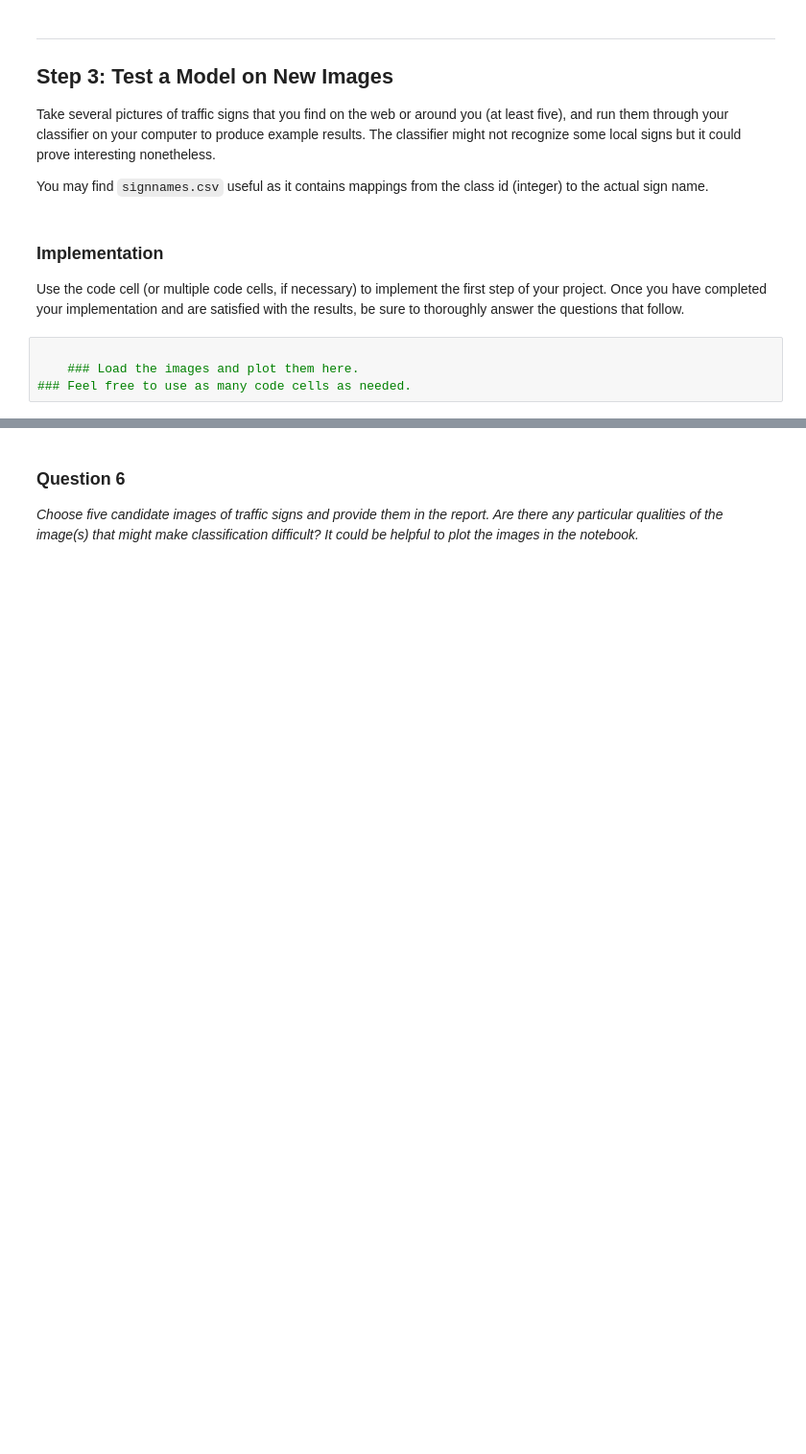
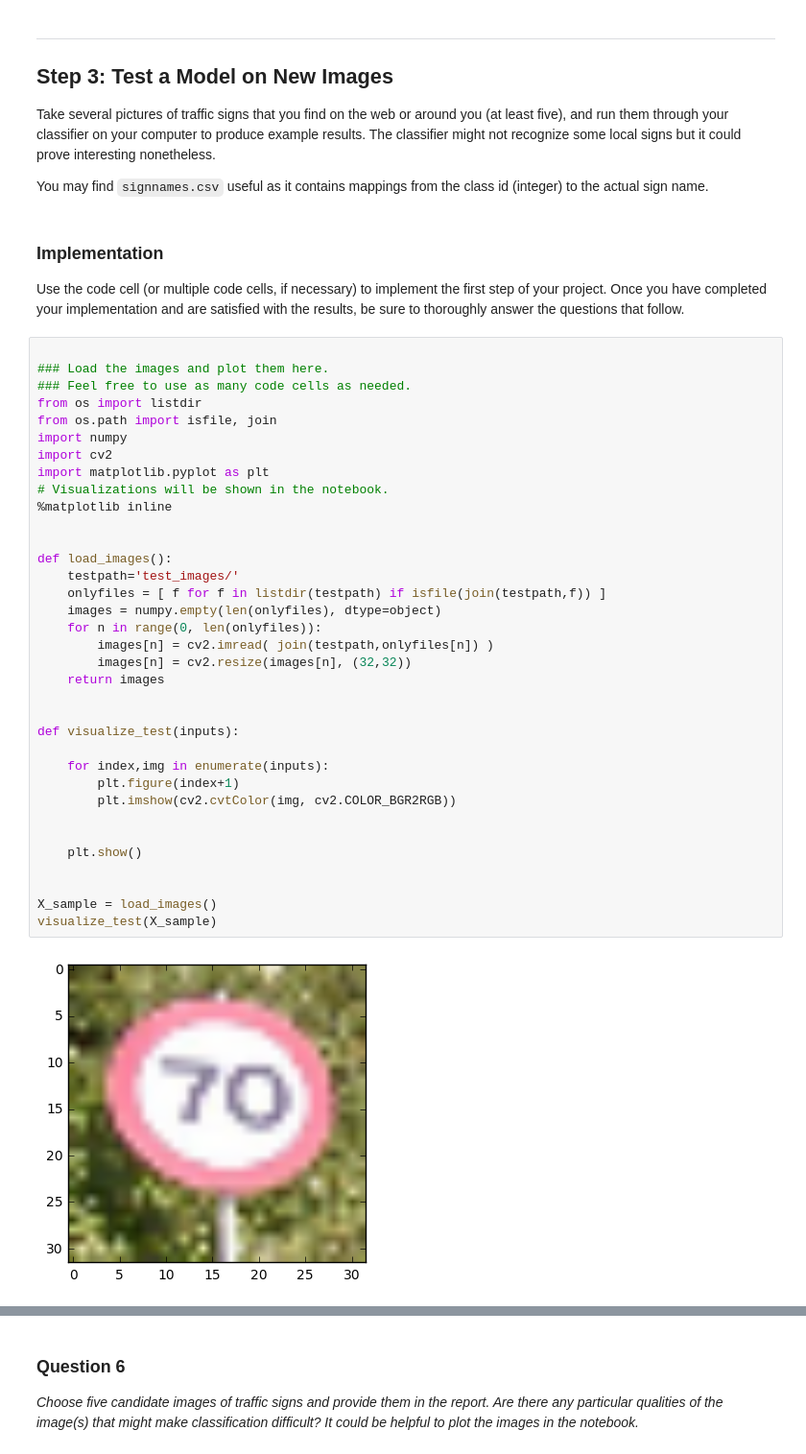
Before and after one commit to johncarpenter/CarND-Traffic-Sign-Classifier-Project, a Jupyter notebook: Traffic_Sign_Classifier.ipynb, the cells around one changed output, grey strips where cells are left out. Shown at 96% size. Cells and saved outputs as stored; diff of their text form; blank space fills up the shorter version.

Commit message:
adding sample images

```diff
--- a/Traffic_Sign_Classifier.ipynb
+++ b/Traffic_Sign_Classifier.ipynb
@@ -676,7 +676,40 @@ You may find `signnames.csv` useful as it contains mappings from the class id (i
 ### Implementation
 
 Use the code cell (or multiple code cells, if necessary) to implement the first step of your project. Once you have completed your implementation and are satisfied with the results, be sure to thoroughly answer the questions that follow.
-# %%
-
-    ### Load the images and plot them here.
-### Feel free to use as many code cells as needed.
+# %%
+
+### Load the images and plot them here.
+### Feel free to use as many code cells as needed.
+from os import listdir
+from os.path import isfile, join
+import numpy
+import cv2
+import matplotlib.pyplot as plt
+# Visualizations will be shown in the notebook.
+%matplotlib inline
+
+
+def load_images():
+    testpath='test_images/'
+    onlyfiles = [ f for f in listdir(testpath) if isfile(join(testpath,f)) ]
+    images = numpy.empty(len(onlyfiles), dtype=object)
+    for n in range(0, len(onlyfiles)):
+        images[n] = cv2.imread( join(testpath,onlyfiles[n]) )
+        images[n] = cv2.resize(images[n], (32,32))
+    return images
+
+
+def visualize_test(inputs):
+
+    for index,img in enumerate(inputs):
+        plt.figure(index+1)
+        plt.imshow(cv2.cvtColor(img, cv2.COLOR_BGR2RGB))
+
+
+    plt.show()
+
+
+X_sample = load_images()
+visualize_test(X_sample)
+# %% [output]
+[figure, added]
```
Also changed, not shown: parts of 7 cells of this notebook, 5 other files.
